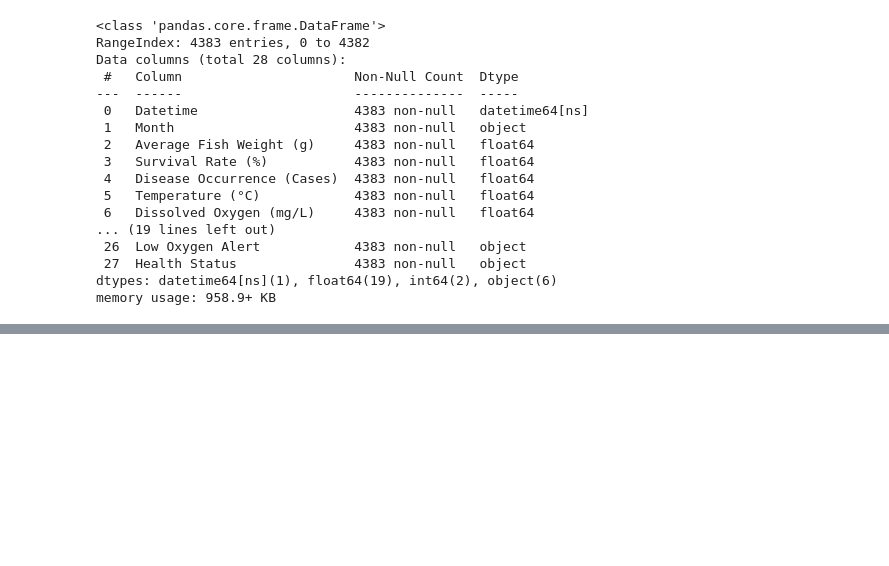
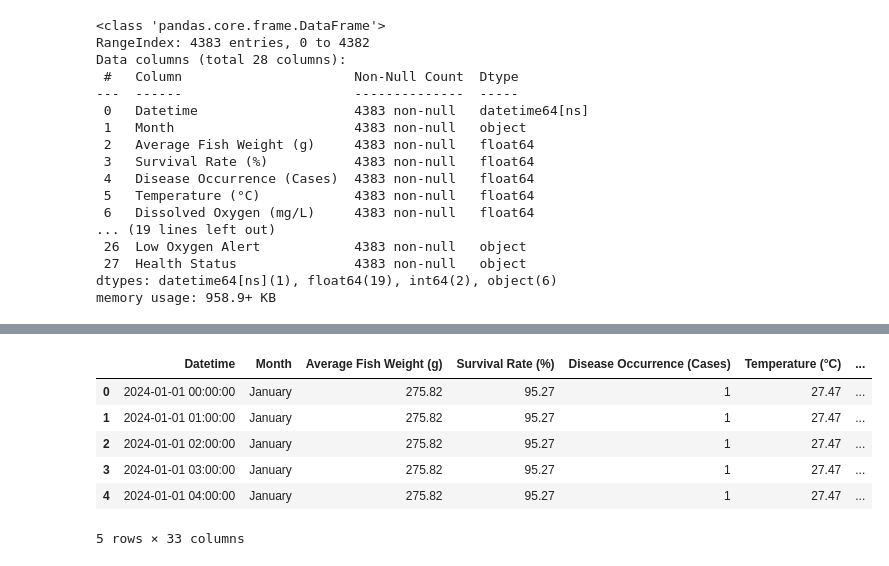
Before and after one commit to aaminah-arif/IoT-Monitoring-of-Water-Quality-and-Tilapia, a Jupyter notebook: Logistic Regression Project.ipynb, the cells around one changed output, grey strips where cells are left out. Cells and saved outputs as stored; diff of their text form; code cells hidden in the pictures; blank space fills up the shorter version.

```diff
--- a/Logistic Regression Project.ipynb
+++ b/Logistic Regression Project.ipynb
@@ -65,0 +169,3 @@ memory usage: 958.9+ KB
+# %%
+low_oxygen_alert = pd.get_dummies(quality_df['Low Oxygen Alert'])
+low_oxygen_alert
@@ -65,0 +186,3 @@ memory usage: 958.9+ KB
+# %%
+low_oxygen_alert.rename(columns = {"Safe":"Low_Oxygen_Alert"},inplace=True)
+low_oxygen_alert
@@ -65,0 +219,4 @@ memory usage: 958.9+ KB
+# %%
+health_status = pd.get_dummies(quality_df['Health Status'], drop_first=True)
+health_status.rename(columns = {"Stable":"Health_Status"},inplace=True)
+health_status.head()
@@ -65,0 +230,12 @@ memory usage: 958.9+ KB
+# %%
+quality_df = pd.concat([quality_df, oxygenation_automatic, corrective_measures, thermal_risk_index, low_oxygen_alert, health_status], axis=1)
+# %%
+quality_df.head()
+# %% [output]
+|  | Datetime | Month | Average Fish Weight (g) | Survival Rate (%) | Disease Occurrence (Cases) | Temperature (°C) | ... |
+| 0 | 2024-01-01 00:00:00 | January | 275.82 | 95.27 | 1 | 27.47 | ... |
+| 1 | 2024-01-01 01:00:00 | January | 275.82 | 95.27 | 1 | 27.47 | ... |
+| 2 | 2024-01-01 02:00:00 | January | 275.82 | 95.27 | 1 | 27.47 | ... |
+| 3 | 2024-01-01 03:00:00 | January | 275.82 | 95.27 | 1 | 27.47 | ... |
+| 4 | 2024-01-01 04:00:00 | January | 275.82 | 95.27 | 1 | 27.47 | ... |
+5 rows × 33 columns
```
Also changed, not shown: parts of 31 cells of this notebook.
